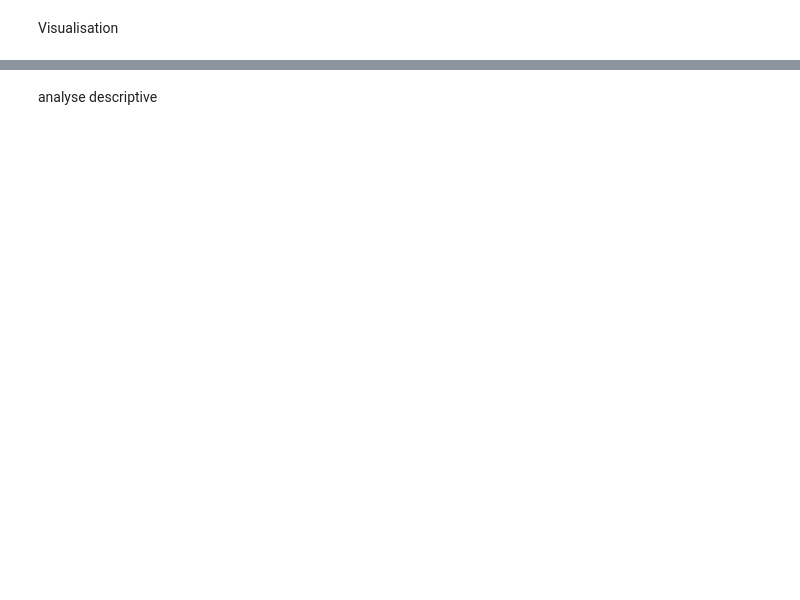
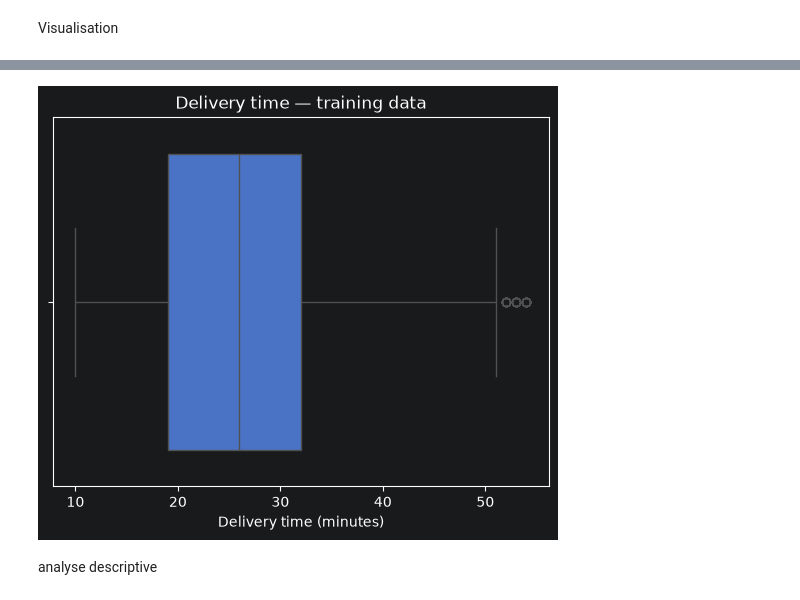
Before and after one commit to amineelhailaa/DeliveryETL, a Jupyter notebook: notebooks/01_delivery_eta.ipynb, the cells around one changed output, grey strips where cells are left out. Saved outputs shown, nothing was run; the diff lists cells and outputs as text; code cells hidden in the pictures; blank space fills up the shorter version.

```diff
--- a/notebooks/01_delivery_eta.ipynb
+++ b/notebooks/01_delivery_eta.ipynb
@@ -189,16 +180,14 @@ KeyError: 'Preparation_Time_min'
 # %%
-fig, ax = plt.subplots(figsize=(8, 3))
+import matplotlib.pyplot as plt
+import seaborn as sns
 
-ax.boxplot(
-  cleaned_df["Delivery_Time_min"].dropna(),
-  vert=False
-)
+sns.boxplot(x=cleaned_df["Time_taken(min)"])
 
-ax.set_title("Delivery Time Spread and Potential Outliers")
-ax.set_xlabel("Delivery time (minutes)")
-
-plt.tight_layout()
+plt.title("Delivery time — training data")
+plt.xlabel("Delivery time (minutes)")
 plt.show()
+# %% [output]
+[figure, added]
 # %% [markdown]
 analyse descriptive
 # %%
```
Also changed, not shown: parts of 14 cells of this notebook.
